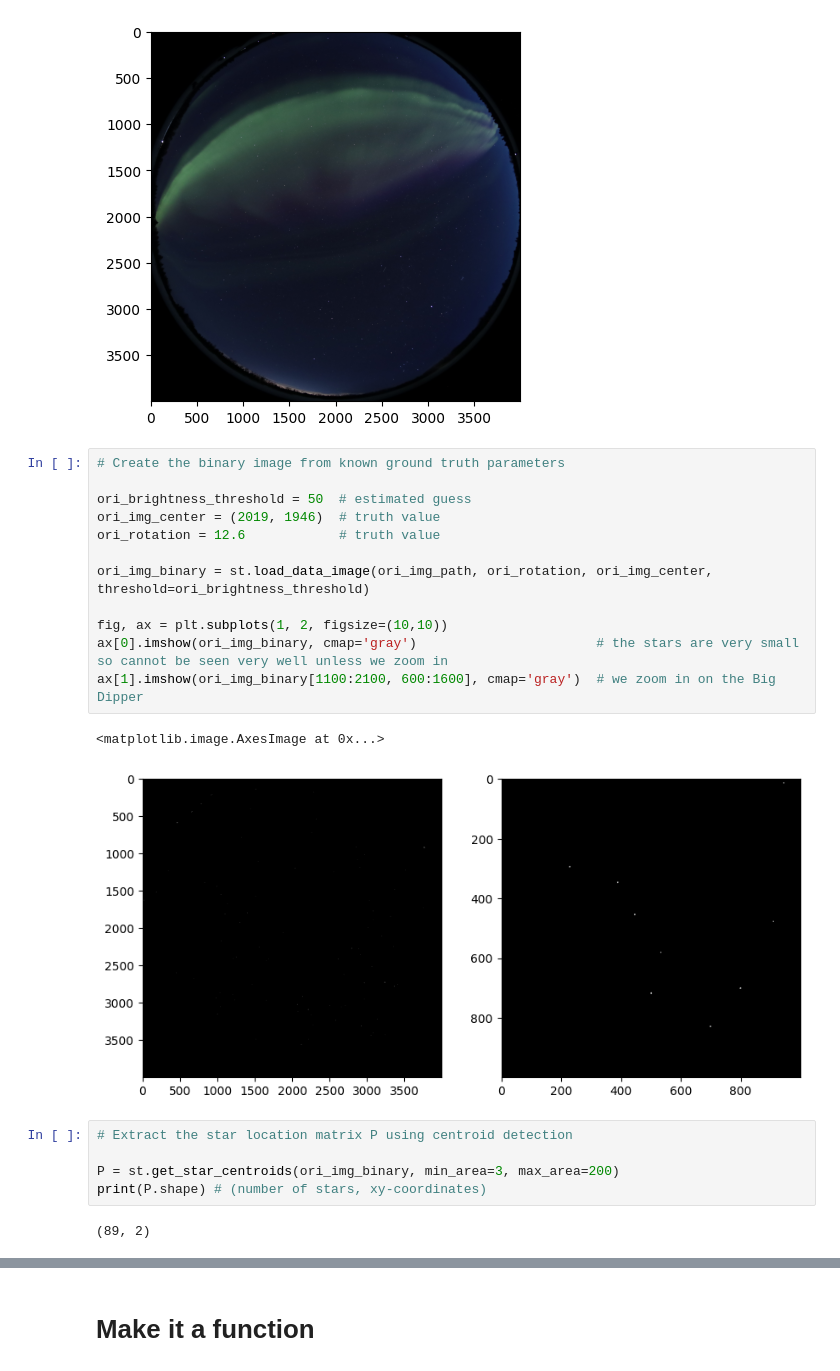
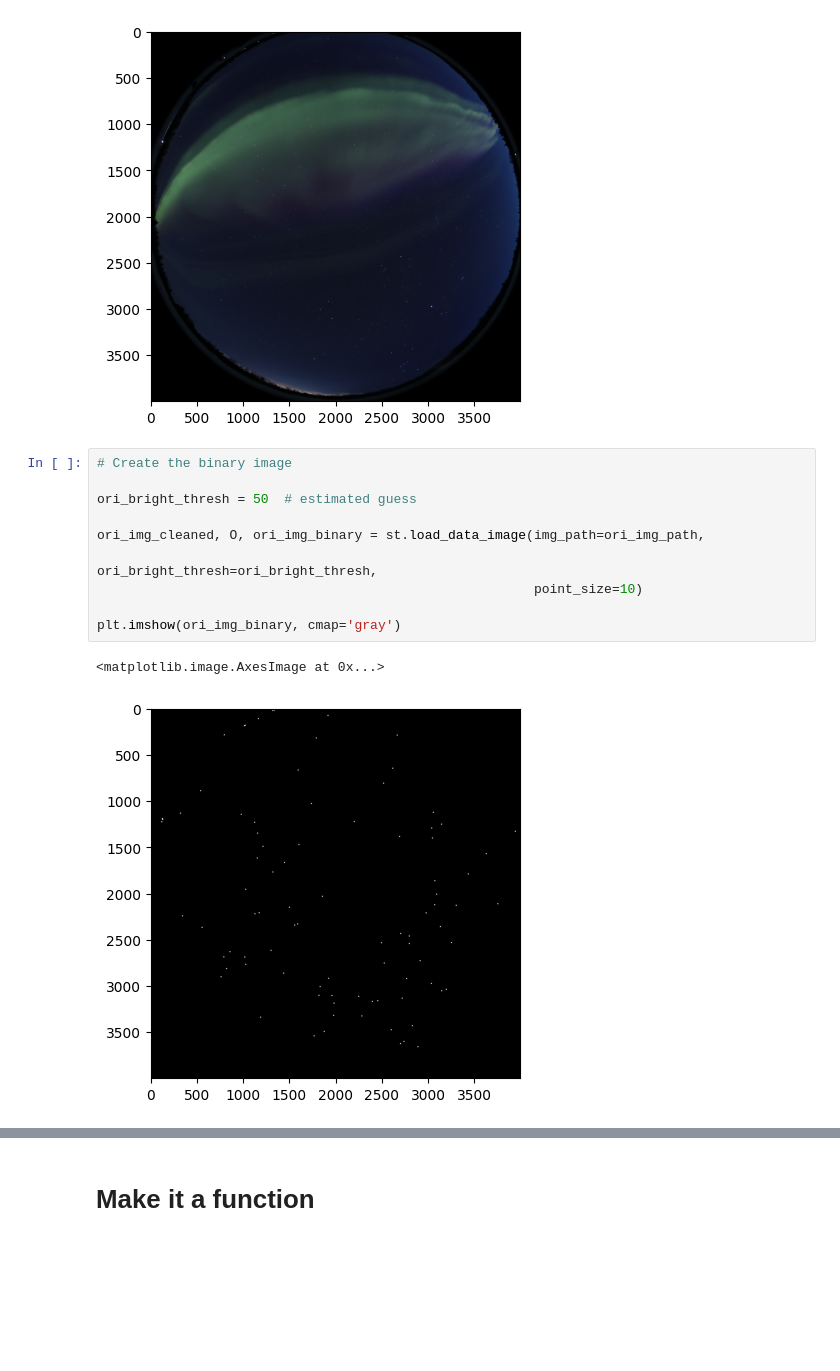
Before and after one commit to nina-ss/asi-starfield-calibration, a Jupyter notebook: notebook.ipynb, the cells around one changed output, grey strips where cells are left out. Cells and saved outputs as stored; diff of their text form; blank space fills up the shorter version.

```diff
--- a/notebook.ipynb
+++ b/notebook.ipynb
@@ -34,26 +34,17 @@ plt.imshow(ori_img)
 # %% [output]
 <matplotlib.image.AxesImage at 0x...>
 [figure]
-# %%
-# Create the binary image from known ground truth parameters
-
-ori_brightness_threshold = 50  # estimated guess
-ori_img_center = (2019, 1946)  # truth value
-ori_rotation = 12.6            # truth value
-
-ori_img_binary = st.load_data_image(ori_img_path, ori_rotation, ori_img_center, threshold=ori_brightness_threshold)
-
-fig, ax = plt.subplots(1, 2, figsize=(10,10))
-ax[0].imshow(ori_img_binary, cmap='gray')                       # the stars are very small so cannot be seen very well unless we zoom in
-ax[1].imshow(ori_img_binary[1100:2100, 600:1600], cmap='gray')  # we zoom in on the Big Dipper
-# %% [output]
-<matplotlib.image.AxesImage at 0x...>
-[figure, removed]
-# %%
-# Extract the star location matrix P using centroid detection
-
-P = st.get_star_centroids(ori_img_binary, min_area=3, max_area=200)
-print(P.shape) # (number of stars, xy-coordinates)
-# %% [output]
-(89, 2)
+# %%
+# Create the binary image
+
+ori_bright_thresh = 50  # estimated guess
+
+ori_img_cleaned, O, ori_img_binary = st.load_data_image(img_path=ori_img_path,
+                                                        ori_bright_thresh=ori_bright_thresh,
+                                                        point_size=10)
+
+plt.imshow(ori_img_binary, cmap='gray')
+# %% [output]
+<matplotlib.image.AxesImage at 0x...>
+[figure, added]
 # %% [markdown]
```
Also changed, not shown: parts of 23 cells of this notebook, 1 other file.
